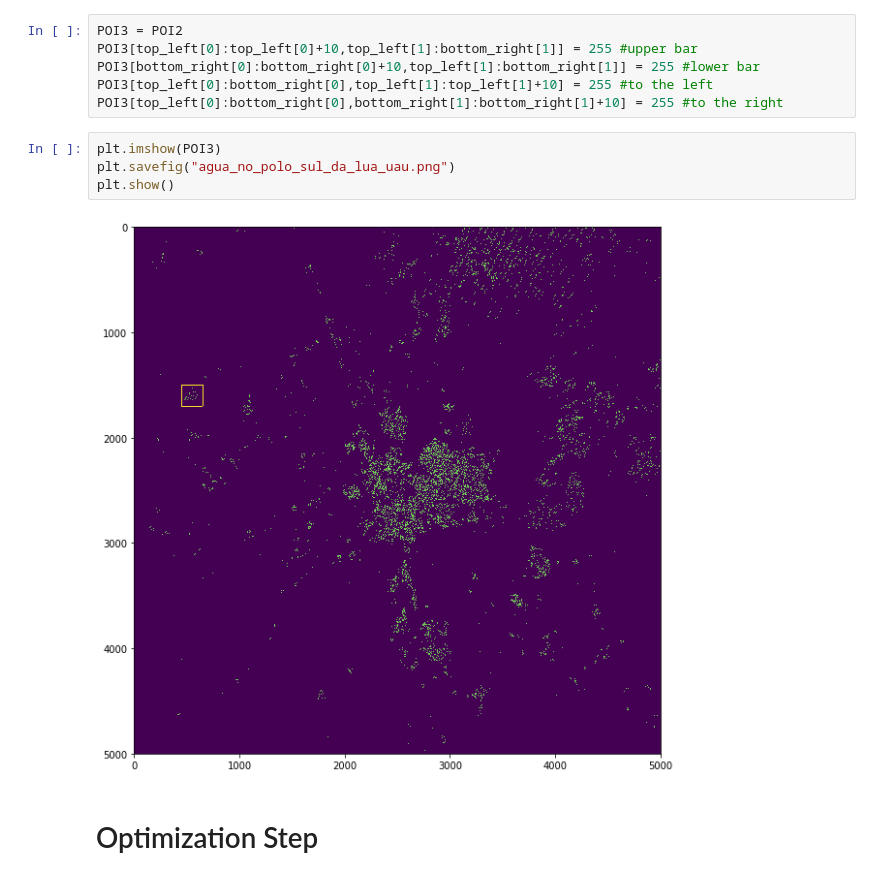
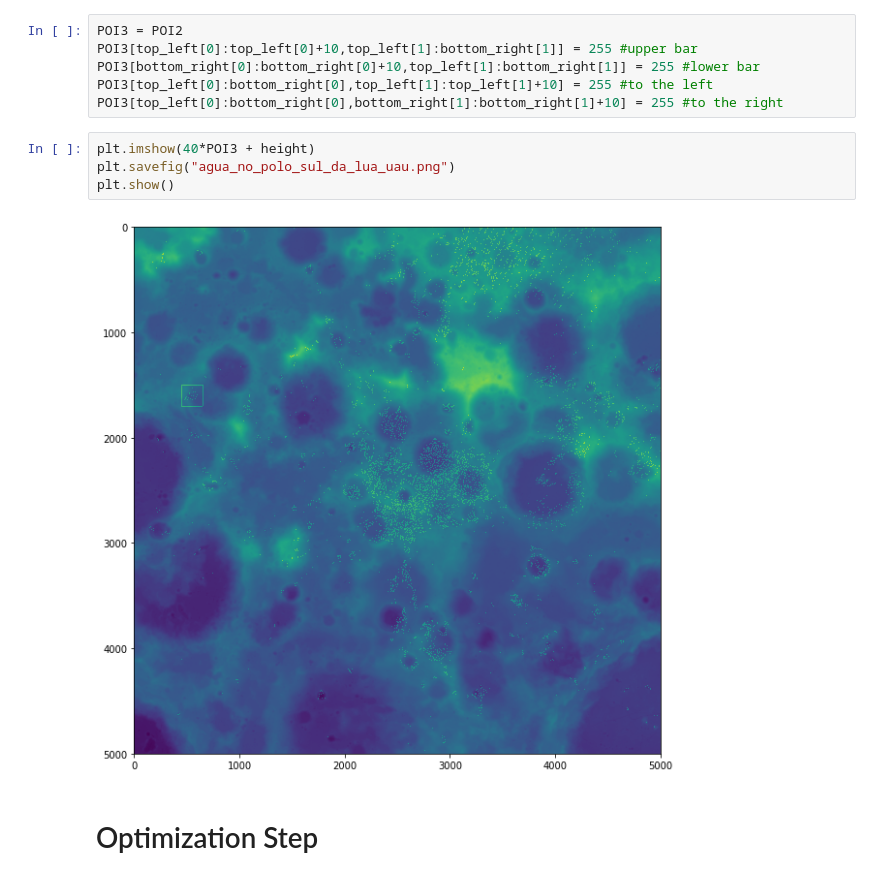
Before and after one commit to schardong/nasa_moon, a Jupyter notebook: nasa_vOptGeo.ipynb, the cells around one changed output. Cells and saved outputs as stored; diff of their text form.

```diff
--- a/nasa_vOptGeo.ipynb
+++ b/nasa_vOptGeo.ipynb
@@ -67,11 +63,11 @@ POI3[bottom_right[0]:bottom_right[0]+10,top_left[1]:bottom_right[1]] = 255 #lowe
 POI3[top_left[0]:bottom_right[0],top_left[1]:top_left[1]+10] = 255 #to the left
 POI3[top_left[0]:bottom_right[0],bottom_right[1]:bottom_right[1]+10] = 255 #to the right
 # %%
-plt.imshow(POI3)
+plt.imshow(40*POI3 + height)
 plt.savefig("agua_no_polo_sul_da_lua_uau.png")
 plt.show()
 # %% [output]
-[figure, old version]
+[figure, new version]
 # %% [markdown]
 # Optimization Step
 # %%
```
Also changed, not shown: parts of 9 cells of this notebook, 1 other file.
